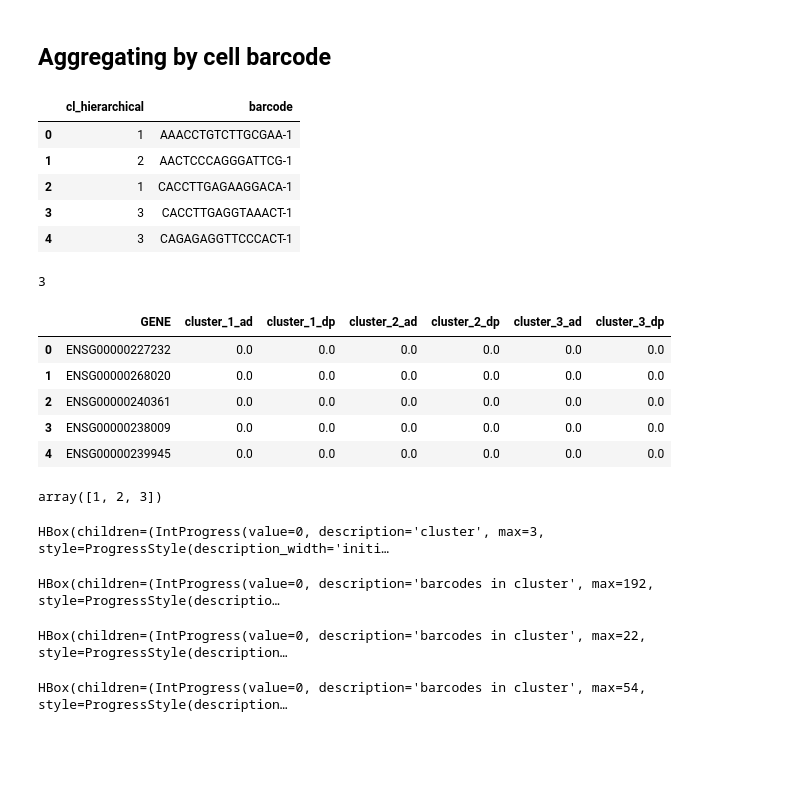
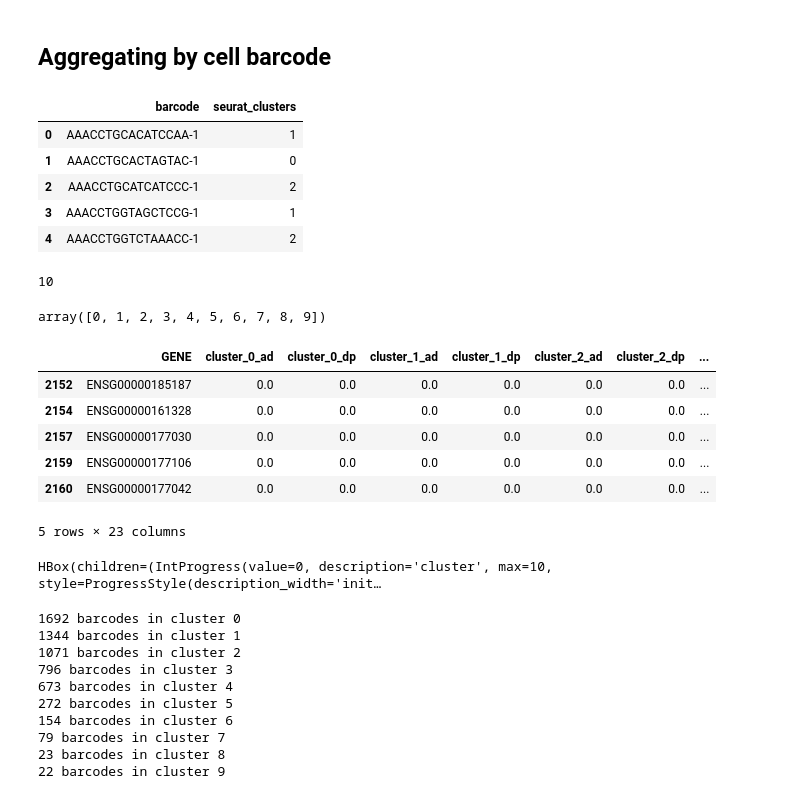
Before and after one commit to ivanov-v-v/cnv-inference, a Jupyter notebook: notebooks/vcf_to_ase.ipynb, the cells around one changed output. Drawn from its saved outputs; the diff is of its cells as text; code cells hidden in the pictures; blank space fills up the shorter version.

```diff
--- a/notebooks/vcf_to_ase.ipynb
+++ b/notebooks/vcf_to_ase.ipynb
@@ -718,0 +709,3 @@ array(['AAACCTGCACATCCAA-1', 'AAACCTGCACTAGTAC-1', 'AAACCTGCATCATCCC-1',
+# %%
+filtered_labels = labels[np.isin(barcode_list, tsne_df.barcode, assume_unique=True)]
+tsne_df["mle_clusters"] = filtered_labels
@@ -723,7 +749,7 @@ labels_df.to_csv("scRNA/labels.tsv", sep='\t')
 # %% [markdown]
 ## Aggregating by cell barcode
 # %%
-gene_counts_df = pd.read_pickle("gene_counts.pkl")
+# gene_counts_df = pd.read_pickle("gene_counts.pkl")
 cell_gene_counts = pd.DataFrame()
-cell_gene_counts["GENE"] = gene_counts_df["GENE"]
+cell_gene_counts["GENE"] = scRNA_counts_df.GENE#gene_counts_df["GENE"]
 # %%
@@ -731,13 +757,14 @@ clustering_tsv = "/icgc/dkfzlsdf/analysis/B260/projects/chromothripsis_medullobl
 # %%
-clustering_df = pd.read_csv(clustering_tsv, sep='\t', usecols=["cl_hierarchical", "barcode"])
+clustering_df = tsne_df[["barcode", "seurat_clusters"]]
+# clustering_df = pd.read_csv(clustering_tsv, sep='\t', usecols=["cl_hierarchical", "barcode"])
 clustering_df.head()
 # %% [output]
-|  | cl_hierarchical | barcode |
-| 0 | 1 | AAACCTGTCTTGCGAA-1 |
-| 1 | 2 | AACTCCCAGGGATTCG-1 |
-| 2 | 1 | CACCTTGAGAAGGACA-1 |
-| 3 | 3 | CACCTTGAGGTAAACT-1 |
-| 4 | 3 | CAGAGAGGTTCCCACT-1 |
+|  | barcode | seurat_clusters |
+| 0 | AAACCTGCACATCCAA-1 | 1 |
+| 1 | AAACCTGCACTAGTAC-1 | 0 |
+| 2 | AAACCTGCATCATCCC-1 | 2 |
+| 3 | AAACCTGGTAGCTCCG-1 | 1 |
+| 4 | AAACCTGGTCTAAACC-1 | 2 |
 # %%
 barcode_to_cluster = {
     barcode : cluster_id
@@ -745,40 +772,49 @@ barcode_to_cluster = {
     clustering_df.values
 }
 # %%
-n_clusters = clustering_df.cl_hierarchical.value_counts().size
+n_clusters = clustering_df.seurat_clusters.value_counts().size#cl_hierarchical.value_counts().size
 n_clusters
 # %% [output]
-3
+10
+# %%
+cluster_label_list = clustering_df.seurat_clusters.unique()#cl_hierarchical.unique()
+cluster_label_list.sort()
+cluster_label_list
+# %% [output]
+array([0, 1, 2, 3, 4, 5, 6, 7, 8, 9])
 # %%
-n_genes = gene_counts_df.shape[0]
-for i in range(1, n_clusters + 1):
-    cell_gene_counts[f"cluster_{i}_ad"] = np.zeros(n_genes)
-    cell_gene_counts[f"cluster_{i}_dp"] = np.zeros(n_genes)
+for label in cluster_label_list:
+    cell_gene_counts[f"cluster_{label}_ad"] = np.zeros(n_genes)
+    cell_gene_counts[f"cluster_{label}_dp"] = np.zeros(n_genes)
 cell_gene_counts.head()
 # %% [output]
-|  | GENE | cluster_1_ad | cluster_1_dp | cluster_2_ad | cluster_2_dp | cluster_3_ad | cluster_3_dp |
-| 0 | ENSG00000227232 | 0.0 | 0.0 | 0.0 | 0.0 | 0.0 | 0.0 |
-| 1 | ENSG00000268020 | 0.0 | 0.0 | 0.0 | 0.0 | 0.0 | 0.0 |
-| 2 | ENSG00000240361 | 0.0 | 0.0 | 0.0 | 0.0 | 0.0 | 0.0 |
-| 3 | ENSG00000238009 | 0.0 | 0.0 | 0.0 | 0.0 | 0.0 | 0.0 |
-| 4 | ENSG00000239945 | 0.0 | 0.0 | 0.0 | 0.0 | 0.0 | 0.0 |
+|  | GENE | cluster_0_ad | cluster_0_dp | cluster_1_ad | cluster_1_dp | cluster_2_ad | cluster_2_dp | ... |
+| 2152 | ENSG00000185187 | 0.0 | 0.0 | 0.0 | 0.0 | 0.0 | 0.0 | ... |
+| 2154 | ENSG00000161328 | 0.0 | 0.0 | 0.0 | 0.0 | 0.0 | 0.0 | ... |
+| 2157 | ENSG00000177030 | 0.0 | 0.0 | 0.0 | 0.0 | 0.0 | 0.0 | ... |
+| 2159 | ENSG00000177106 | 0.0 | 0.0 | 0.0 | 0.0 | 0.0 | 0.0 | ... |
+| 2160 | ENSG00000177042 | 0.0 | 0.0 | 0.0 | 0.0 | 0.0 | 0.0 | ... |
+5 rows × 23 columns
-# %%
-cluster_label_list = clustering_df.cl_hierarchical.unique()
-cluster_label_list
-# %% [output]
-array([1, 2, 3])
 # %%
 for cluster_label in tqdm_notebook(cluster_label_list, desc="cluster"):
-    barcode_group = clustering_df.query(f"cl_hierarchical == {cluster_label}").barcode
+    barcode_group = clustering_df.query(f"seurat_clusters == {cluster_label}").barcode
+    print("{} barcodes in cluster {}".format(len(barcode_group), cluster_label))
     for barcode in tqdm_notebook(barcode_group, desc="barcodes in cluster"):
         prefix = f"cluster_{cluster_label}"
         cell_gene_counts[prefix + "_dp"] += gene_counts_df[f"{barcode}_dp"]
         cell_gene_counts[prefix + "_ad"] += gene_counts_df[f"{barcode}_ad"]
 # %% [output]
-HBox(children=(IntProgress(value=0, description='cluster', max=3, style=ProgressStyle(description_width='initi…
+HBox(children=(IntProgress(value=0, description='cluster', max=10, style=ProgressStyle(description_width='init…
-HBox(children=(IntProgress(value=0, description='barcodes in cluster', max=192, style=ProgressStyle(descriptio…
+1692 barcodes in cluster 0
+1344 barcodes in cluster 1
+1071 barcodes in cluster 2
+796 barcodes in cluster 3
+673 barcodes in cluster 4
+272 barcodes in cluster 5
+154 barcodes in cluster 6
+79 barcodes in cluster 7
+23 barcodes in cluster 8
+22 barcodes in cluster 9
-HBox(children=(IntProgress(value=0, description='barcodes in cluster', max=22, style=ProgressStyle(description…
-HBox(children=(IntProgress(value=0, description='barcodes in cluster', max=54, style=ProgressStyle(description…
 # %%
 cell_gene_counts.head()
 # %% [output]
```
Also changed, not shown: parts of 125 cells of this notebook.
